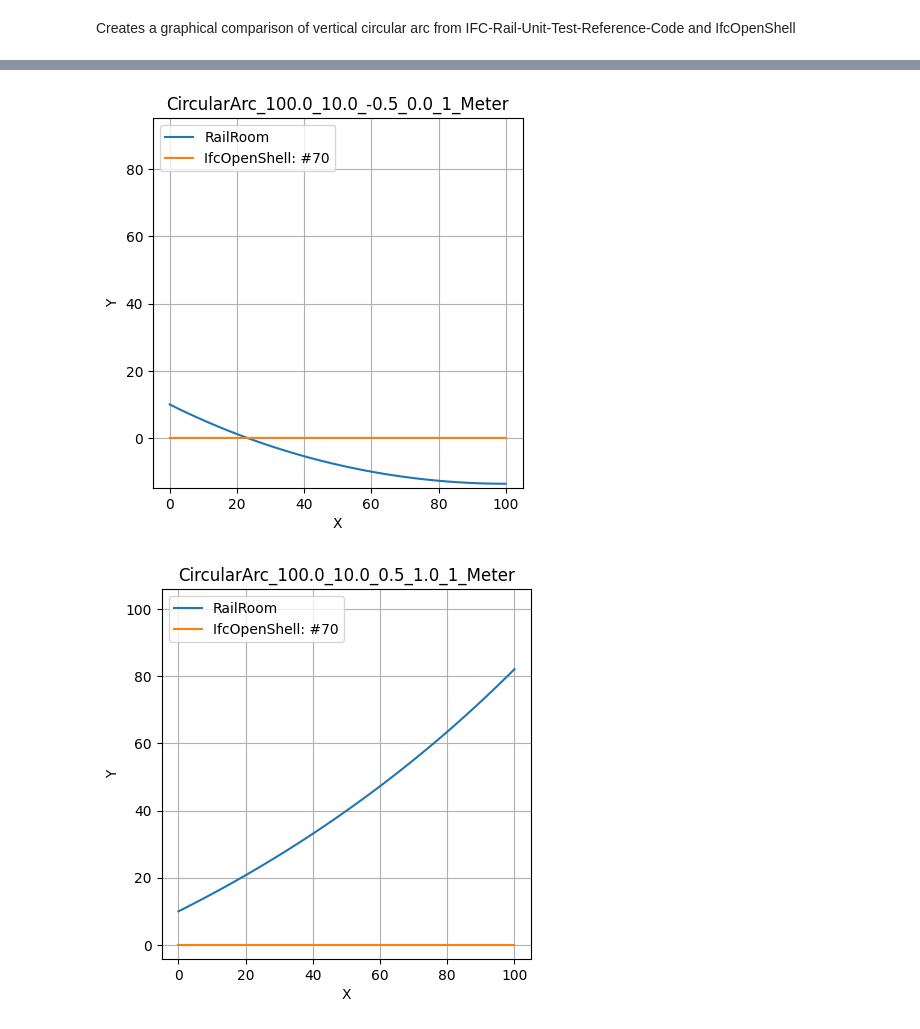
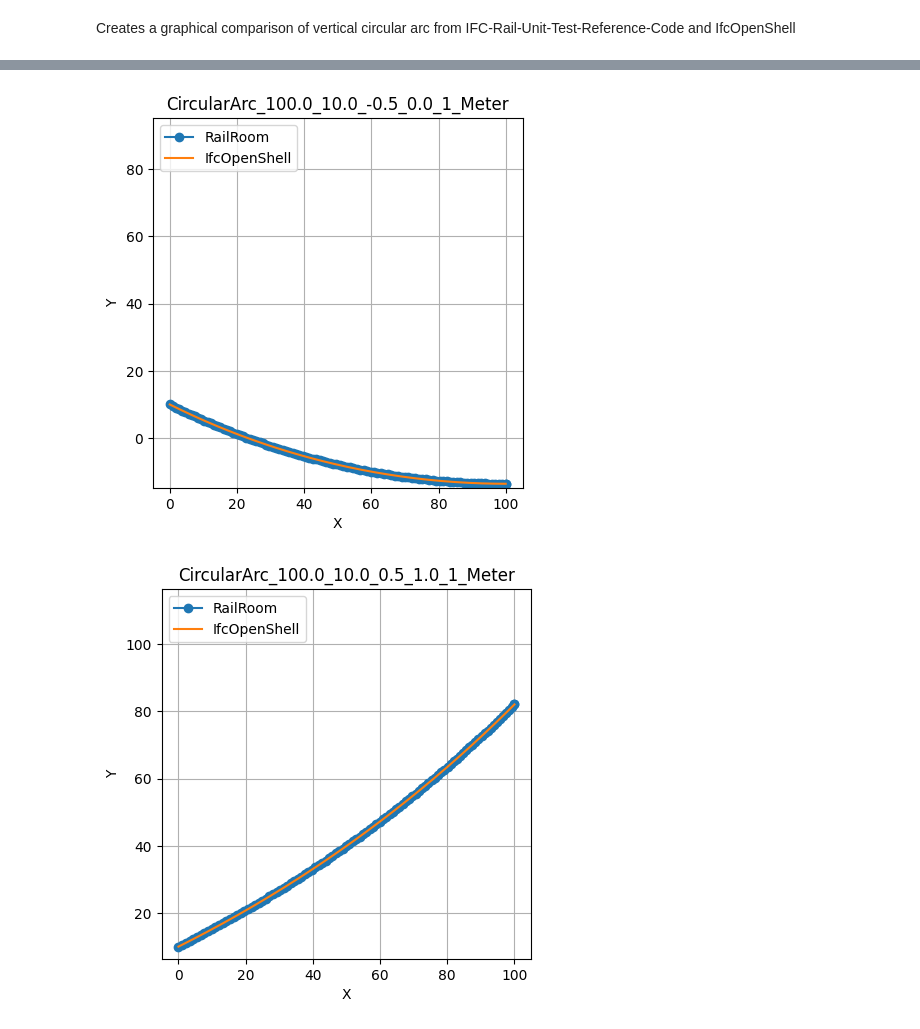
Before and after one commit to civilx64/IfcAlignmentDriver, a Jupyter notebook: Notebooks/CompareVerticalAlignment_CircularArc.ipynb, the cells around one changed output, grey strips where cells are left out. Drawn from its saved outputs; the diff is of its cells as text; code cells hidden in the pictures.

```diff
--- a/Notebooks/CompareVerticalAlignment_CircularArc.ipynb
+++ b/Notebooks/CompareVerticalAlignment_CircularArc.ipynb
@@ -30,7 +30,7 @@ for test_case in test_cases:
         z_values.append(z)
 
     fig1 = plt.figure().add_subplot()
-    fig1.plot(x_values,z_values,label="RailRoom")
+    fig1.plot(x_values,z_values,label="RailRoom",marker="o")
 
     curves = model.by_type("IfcGradientCurve",False)
 
@@ -42,7 +42,7 @@ for test_case in test_cases:
         verts = shape.verts
         verts = np.array(verts).reshape((-1,3))
         x,y,z = verts.T
-        fig1.plot(x,y,label="IfcOpenShell: #" + str(curve.id()))
+        fig1.plot(x,z,label="IfcOpenShell")
 
     fig1.set_title(test_case)
     fig1.legend(loc="upper left")
@@ -58,2 +58,2 @@ for test_case in test_cases:
-[figure, old version]
+[figure, new version]
-[figure, old version]
+[figure, new version]
```
Also changed, not shown: parts of 1 cell of this notebook, 5 other files.
